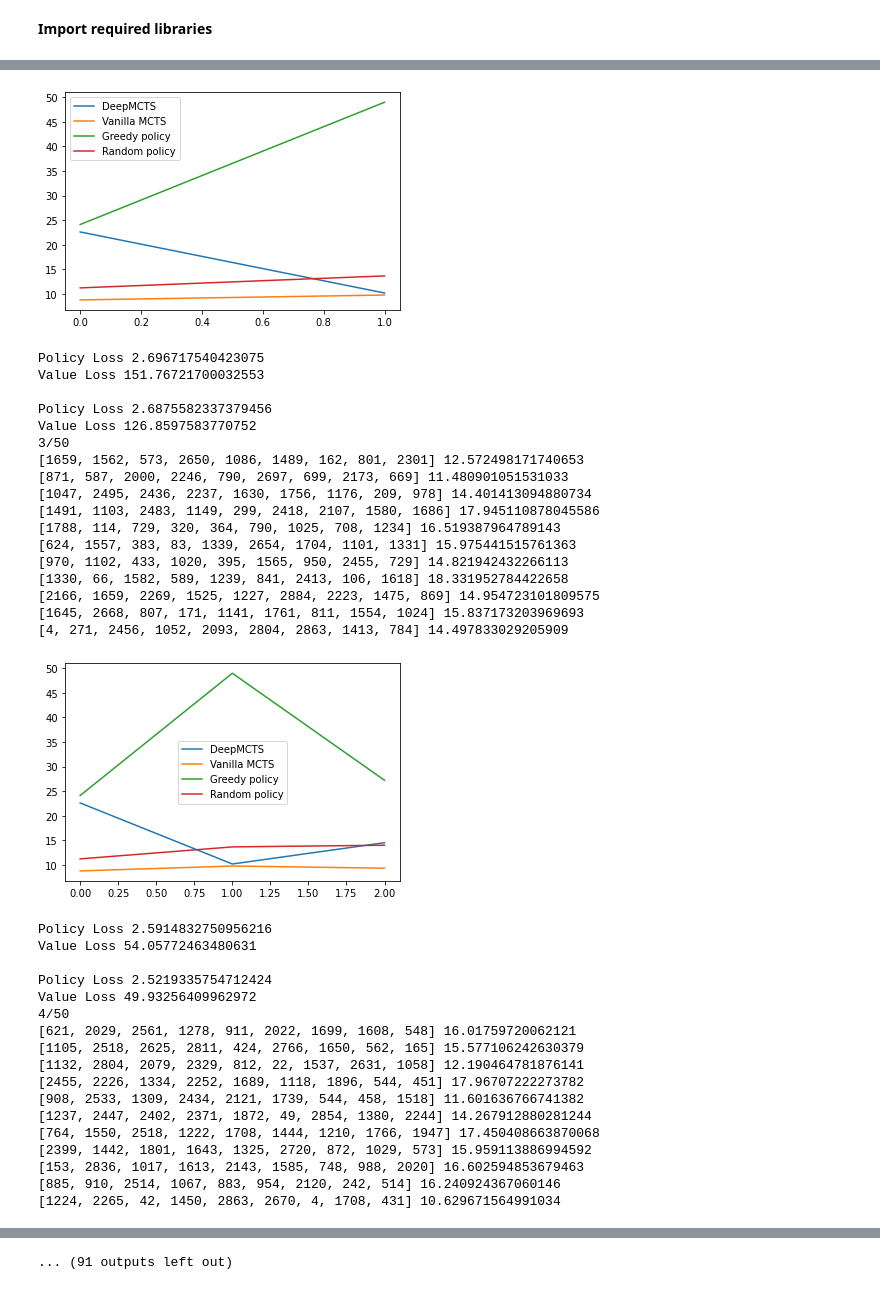
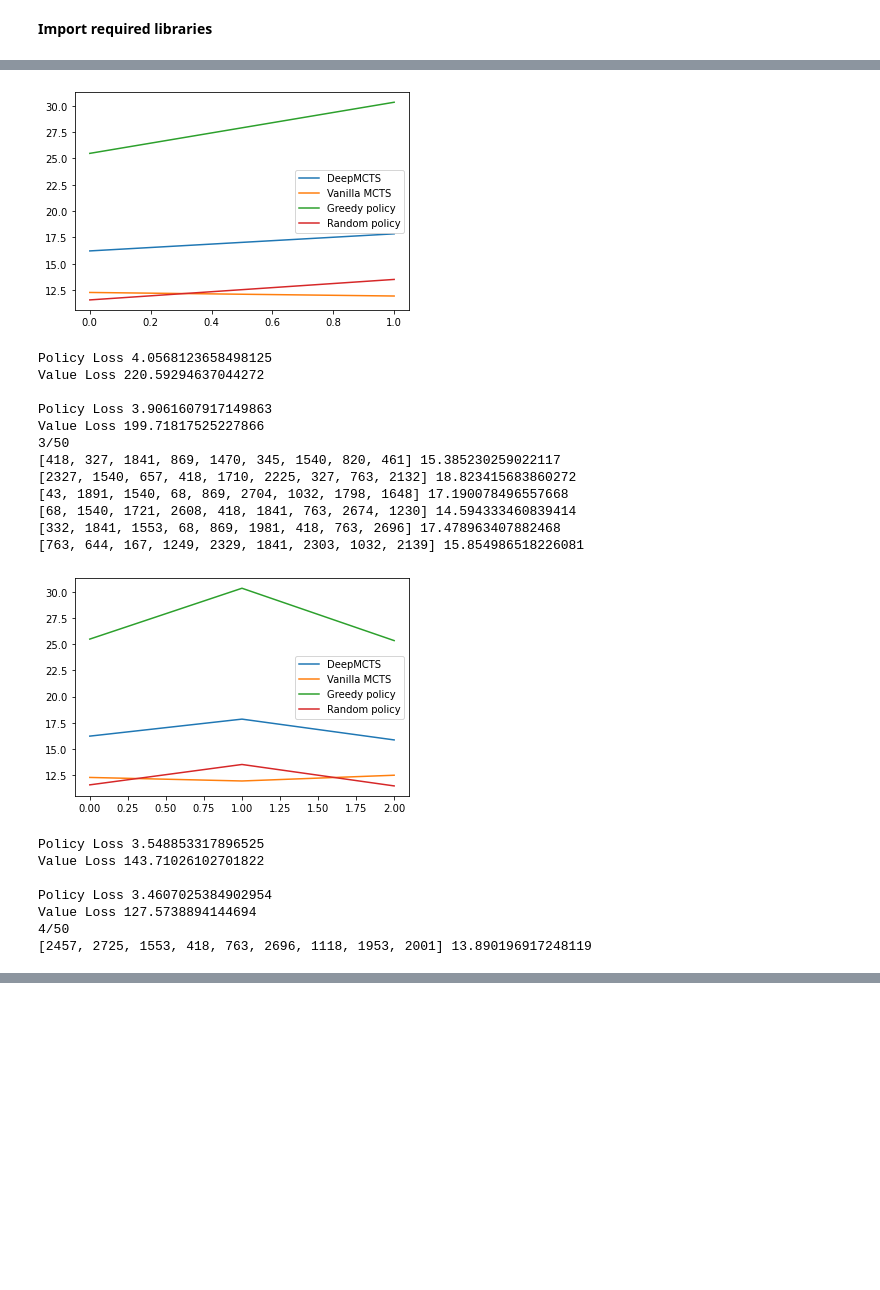
Before and after one commit to skimslozo/musicrec, a Jupyter notebook: FoRL_original.ipynb, the cells around one changed output, grey strips where cells are left out. Drawn from its saved outputs; the diff is of its cells as text; code cells hidden in the pictures; blank space fills up the shorter version.

Commit message:
properly functioning clustering

```diff
--- a/FoRL_original.ipynb
+++ b/FoRL_original.ipynb
@@ -540,20 +540,16 @@ class MDP:
 
         statusPrintEndInit(statusMsg)
 
-    def get_next_state(self, state, action):
-      action = self.representatives[action] # The input action is actually the index of the representative cluster, not the song number of the representative of the cluster (as generated through node.expand())
+    def get_next_state(self, state, action_in):
+      action = self.representatives[action_in] # The input action is actually the index of the representative cluster, not the song number of the representative of the cluster (as generated through node.expand())
       select_from = np.array(list(set(self.clusters[action]) - set(state)))
       next_idx = np.random.randint(0, len(select_from))
       self.next_song = select_from[next_idx] # We save it locally within the class as we make use of it in some instances after calling the method
       return state + [self.next_song]
 
 
-    def get_valid_random_cluster_index(self, current_state):
-        action = np.random.choice(np.arange(self.n_clusters))
-        if np.array(list(set(self.clusters[self.representatives[action]]) - set(current_state))).size == 0:
-            self.get_valid_random_cluster_index(current_state)
-        else:
-          return action
+    def get_valid_random_cluster_index(self, valid_actions):
+        return np.where(self.representatives == np.random.choice(valid_actions))[0][0]
 
     def get_valid_actions(self, state):
         # All actions are invalid by default
@@ -561,9 +557,9 @@ class MDP:
         i = 0
 
         for rep in self.clusters.keys():
-            if np.array([set(self.clusters[rep]) - set(state)]).size != 0: # Check if each cluster still has songs that have not been selected in the playlist yet
+            if np.array(list(set(self.clusters[rep]) - set(state))).size != 0: # Check if each cluster still has songs that have not been selected in the playlist yet
                 valid_actions[i] = 1
-                i += 1
+            i += 1
 
         return valid_actions
 
@@ -960,7 +960,7 @@ from datetime import datetime
 
 import scipy.spatial.distance as distlib
 playlist_length = 10
-n_clusters = 20 # Also equals to the action space size
+n_clusters = 100 # Also equals to the action space size
 model = MDP('MSD.csv', playlist_length, n_clusters)
 device = torch.device('cuda' if torch.cuda.is_available() else 'cpu')
 
@@ -968,7 +968,7 @@ args = {
     'batch_size': 16,
     'numIters': 50,                                # Total number of training iterations
     'num_simulations': 10,                         # Total number of MCTS simulations to run when deciding on a move to play
-    'numEps': 10,                                  # Number of full games (episodes) to run during each iteration
+    'numEps': 5,                                  # Number of full games (episodes) to run during each iteration
     'numItersForTrainExamplesHistory': 20,
     'epochs': 2,                                    # Number of epochs of training per iteration
     'checkpoint_path': 'latest.pth'                 # location to save latest set of weights
@@ -1031,36 +1027,21 @@ Value Loss 212.40652084350586
-[figure, old version]
+[figure, new version]
-Policy Loss 2.696717540423075
-Value Loss 151.76721700032553
+Policy Loss 4.0568123658498125
+Value Loss 220.59294637044272
 
-Policy Loss 2.6875582337379456
-Value Loss 126.8597583770752
+Policy Loss 3.9061607917149863
+Value Loss 199.71817525227866
 3/50
-[1659, 1562, 573, 2650, 1086, 1489, 162, 801, 2301] 12.572498171740653
-[871, 587, 2000, 2246, 790, 2697, 699, 2173, 669] 11.480901051531033
-[1047, 2495, 2436, 2237, 1630, 1756, 1176, 209, 978] 14.401413094880734
-[1491, 1103, 2483, 1149, 299, 2418, 2107, 1580, 1686] 17.945110878045586
-[1788, 114, 729, 320, 364, 790, 1025, 708, 1234] 16.519387964789143
-[624, 1557, 383, 83, 1339, 2654, 1704, 1101, 1331] 15.975441515761363
-[970, 1102, 433, 1020, 395, 1565, 950, 2455, 729] 14.821942432266113
-[1330, 66, 1582, 589, 1239, 841, 2413, 106, 1618] 18.331952784422658
-[2166, 1659, 2269, 1525, 1227, 2884, 2223, 1475, 869] 14.954723101809575
-[1645, 2668, 807, 171, 1141, 1761, 811, 1554, 1024] 15.837173203969693
-[4, 271, 2456, 1052, 2093, 2804, 2863, 1413, 784] 14.497833029205909
+[418, 327, 1841, 869, 1470, 345, 1540, 820, 461] 15.385230259022117
+[2327, 1540, 657, 418, 1710, 2225, 327, 763, 2132] 18.823415683860272
+[43, 1891, 1540, 68, 869, 2704, 1032, 1798, 1648] 17.190078496557668
+[68, 1540, 1721, 2608, 418, 1841, 763, 2674, 1230] 14.594333460839414
+[332, 1841, 1553, 68, 869, 1981, 418, 763, 2696] 17.478963407882468
+[763, 644, 167, 1249, 2329, 1841, 2303, 1032, 2139] 15.854986518226081
-[figure, old version]
+[figure, new version]
-Policy Loss 2.5914832750956216
-Value Loss 54.05772463480631
+Policy Loss 3.548853317896525
+Value Loss 143.71026102701822
 
-Policy Loss 2.5219335754712424
-Value Loss 49.93256409962972
+Policy Loss 3.4607025384902954
+Value Loss 127.5738894144694
 4/50
-[621, 2029, 2561, 1278, 911, 2022, 1699, 1608, 548] 16.01759720062121
-[1105, 2518, 2625, 2811, 424, 2766, 1650, 562, 165] 15.577106242630379
-[1132, 2804, 2079, 2329, 812, 22, 1537, 2631, 1058] 12.190464781876141
-[2455, 2226, 1334, 2252, 1689, 1118, 1896, 544, 451] 17.96707222273782
-[908, 2533, 1309, 2434, 2121, 1739, 544, 458, 1518] 11.601636766741382
-[1237, 2447, 2402, 2371, 1872, 49, 2854, 1380, 2244] 14.267912880281244
-[764, 1550, 2518, 1222, 1708, 1444, 1210, 1766, 1947] 17.450408663870068
-[2399, 1442, 1801, 1643, 1325, 2720, 872, 1029, 573] 15.959113886994592
-[153, 2836, 1017, 1613, 2143, 1585, 748, 988, 2020] 16.602594853679463
-[885, 910, 2514, 1067, 883, 954, 2120, 242, 514] 16.240924367060146
-[1224, 2265, 42, 1450, 2863, 2670, 4, 1708, 431] 10.629671564991034
+[2457, 2725, 1553, 418, 763, 2696, 1118, 1953, 2001] 13.890196917248119
@@ -1086,4 +1049,3 @@ Value Loss 26.414803902308147
-... (91 outputs left out)
 # %%
 with open(filepath+'{}_{}_{}_{}.pickle'.format(datetime.now().strftime("%y%m%d%H%M%S"), args['numIters'], args['num_simulations'], args['numEps']), 'wb') as handle:
     pickle.dump(data, handle, protocol=pickle.HIGHEST_PROTOCOL)
```
Also changed, not shown: parts of 6 cells of this notebook, 1 other file.
